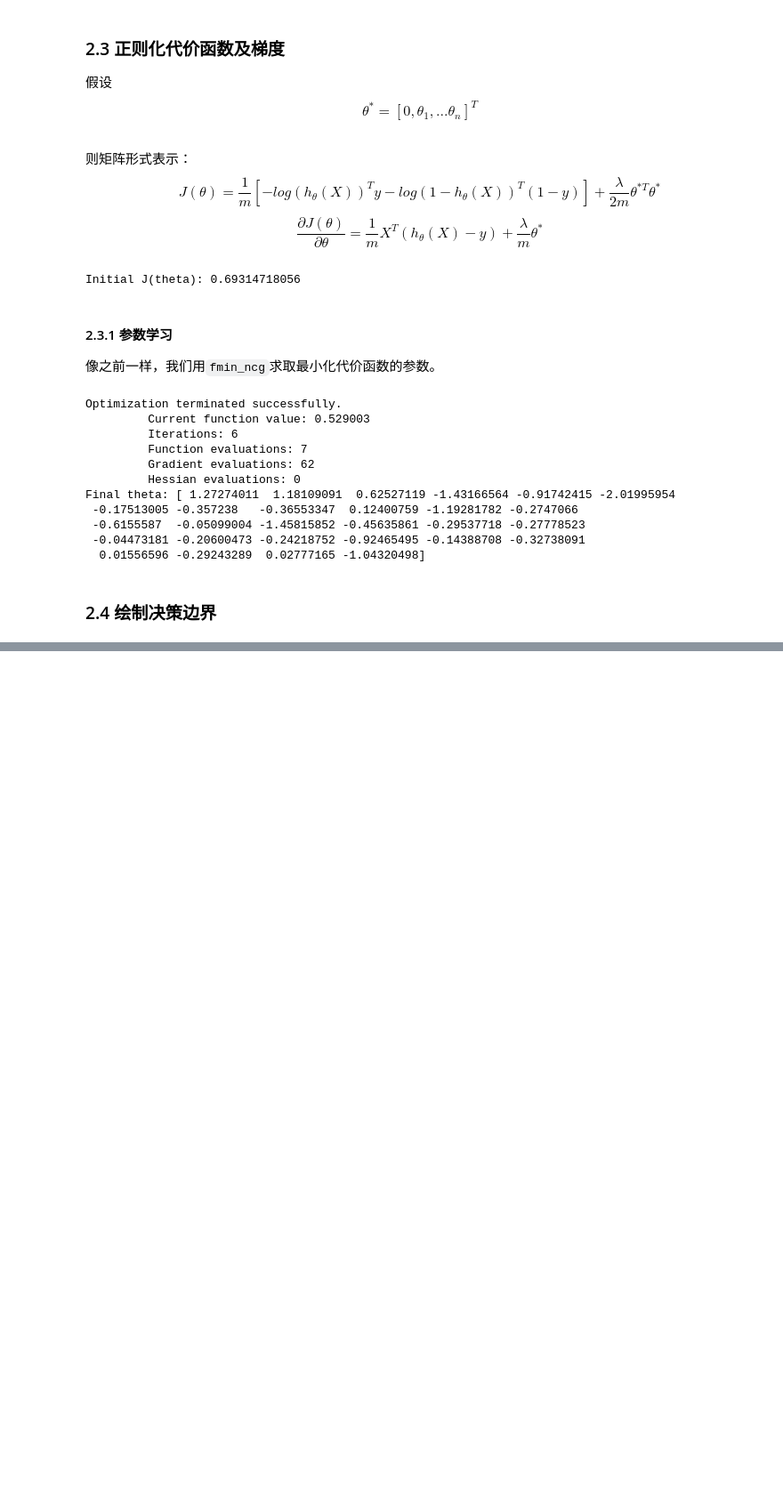
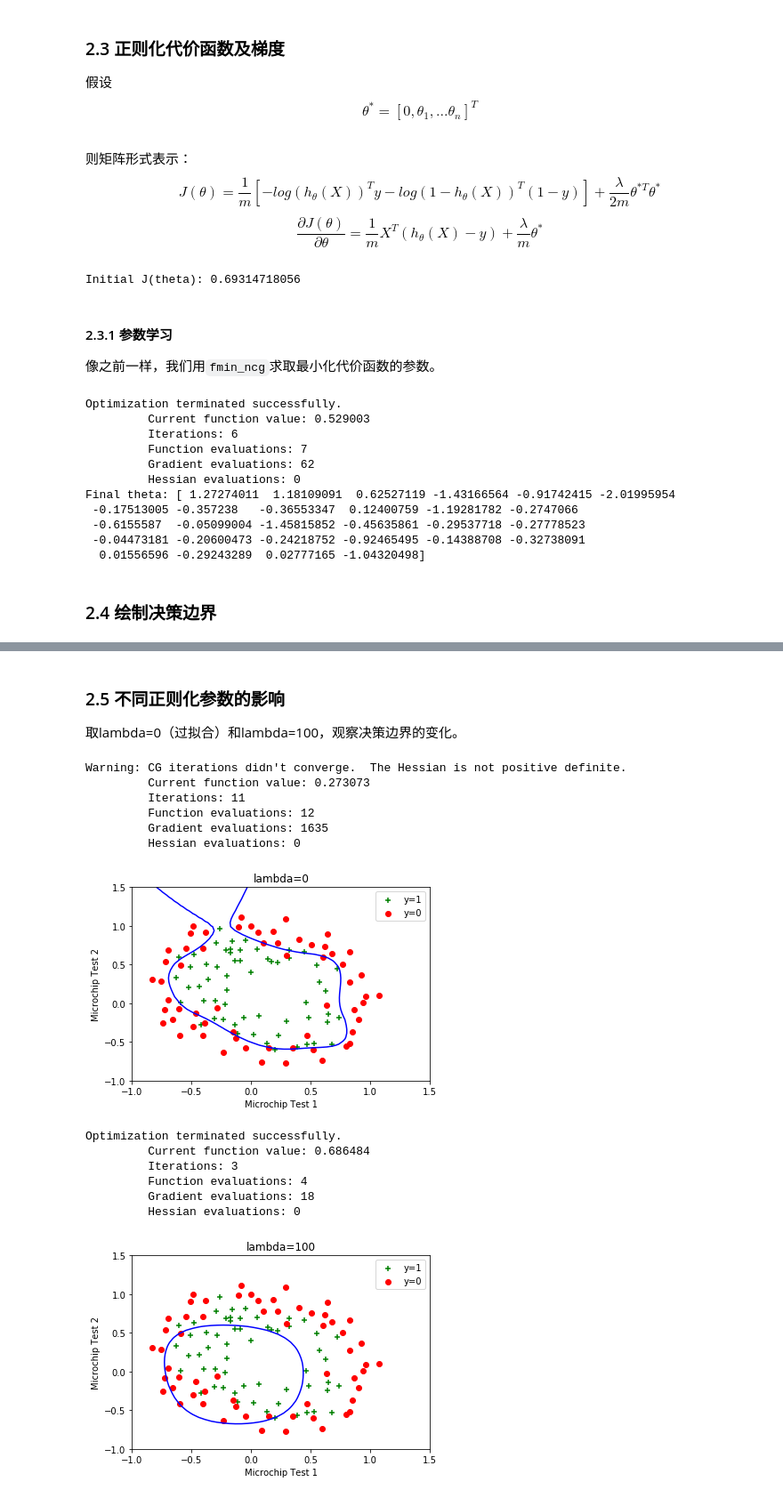
Before and after one commit to mvpboss1004/coursera_andrewng_ml, a Jupyter notebook: machine-learning-ex2/ex2/ex2.ipynb, the cells around one changed output, grey strips where cells are left out. Shown: that part at 89% size. Saved outputs shown, nothing was run; the diff lists cells and outputs as text; code cells hidden in the pictures; blank space fills up the shorter version.

```diff
--- a/machine-learning-ex2/ex2/ex2.ipynb
+++ b/machine-learning-ex2/ex2/ex2.ipynb
@@ -199,0 +199,32 @@ plt.show()
+# %% [markdown]
+### 2.5 不同正则化参数的影响
+取lambda=0（过拟合）和lambda=100，观察决策边界的变化。
+# %%
+for lamda in [0,100]:
+    theta = fmin_ncg(f=freg, x0=np.zeros(X.shape[1]), fprime=fprimereg, args=(X,y,lamda), maxiter=100)
+    theta = np.mat(theta).reshape((X.shape[1],1))
+    J_vals = (mapFeature(U.flatten(), V.flatten(), max_power) * theta).reshape(len(u), len(v))
+    fig,ax = plt.subplots()
+    ax.scatter(pos[:,0], pos[:,1], c='g', marker='+', label='y=1')
+    ax.scatter(neg[:,0], neg[:,1], c='r', marker='o', label='y=0')
+    ax.contour(U, V, J_vals, [0], colors='blue')
+    plt.xlabel('Microchip Test 1')
+    plt.ylabel('Microchip Test 2')
+    plt.title('lambda=%s' % lamda)
+    plt.legend()
+    plt.show()
+# %% [output]
+Warning: CG iterations didn't converge.  The Hessian is not positive definite.
+         Current function value: 0.273073
+         Iterations: 11
+         Function evaluations: 12
+         Gradient evaluations: 1635
+         Hessian evaluations: 0
+[figure, added]
+Optimization terminated successfully.
+         Current function value: 0.686484
+         Iterations: 3
+         Function evaluations: 4
+         Gradient evaluations: 18
+         Hessian evaluations: 0
+[figure, added]
```
Also changed, not shown: parts of 3 cells of this notebook.
